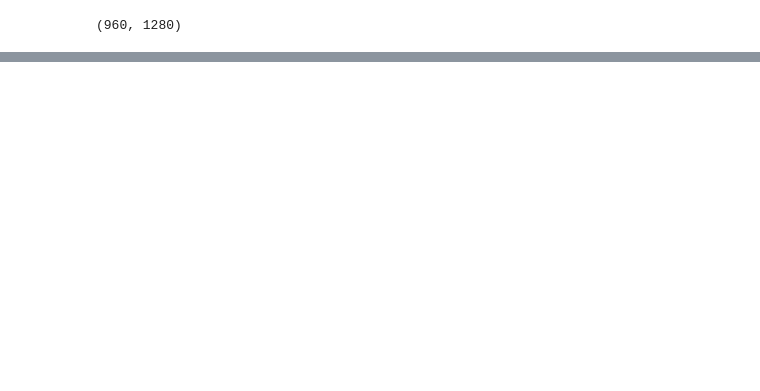
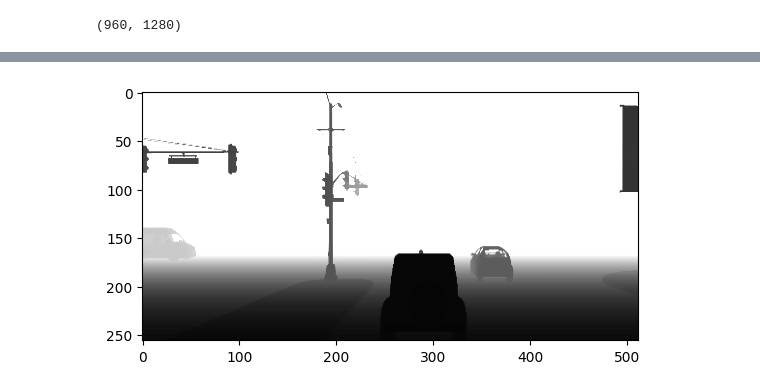
Before and after one commit to huynhbaobk/Night-Depth-Estimation, a Jupyter notebook: Test.ipynb, the cells around one changed output, grey strips where cells are left out. Cells and saved outputs as stored; diff of their text form; code cells hidden in the pictures; blank space fills up the shorter version.

```diff
--- a/Test.ipynb
+++ b/Test.ipynb
@@ -124,0 +53,5 @@ np.(depth)
+# %%
+plt.imshow(adv_depth, cmap='gray', vmin=0, vmax=100)
+plt.show()
+# %% [output]
+[figure, added]
```
Also changed, not shown: parts of 43 cells of this notebook, 17 other files.
